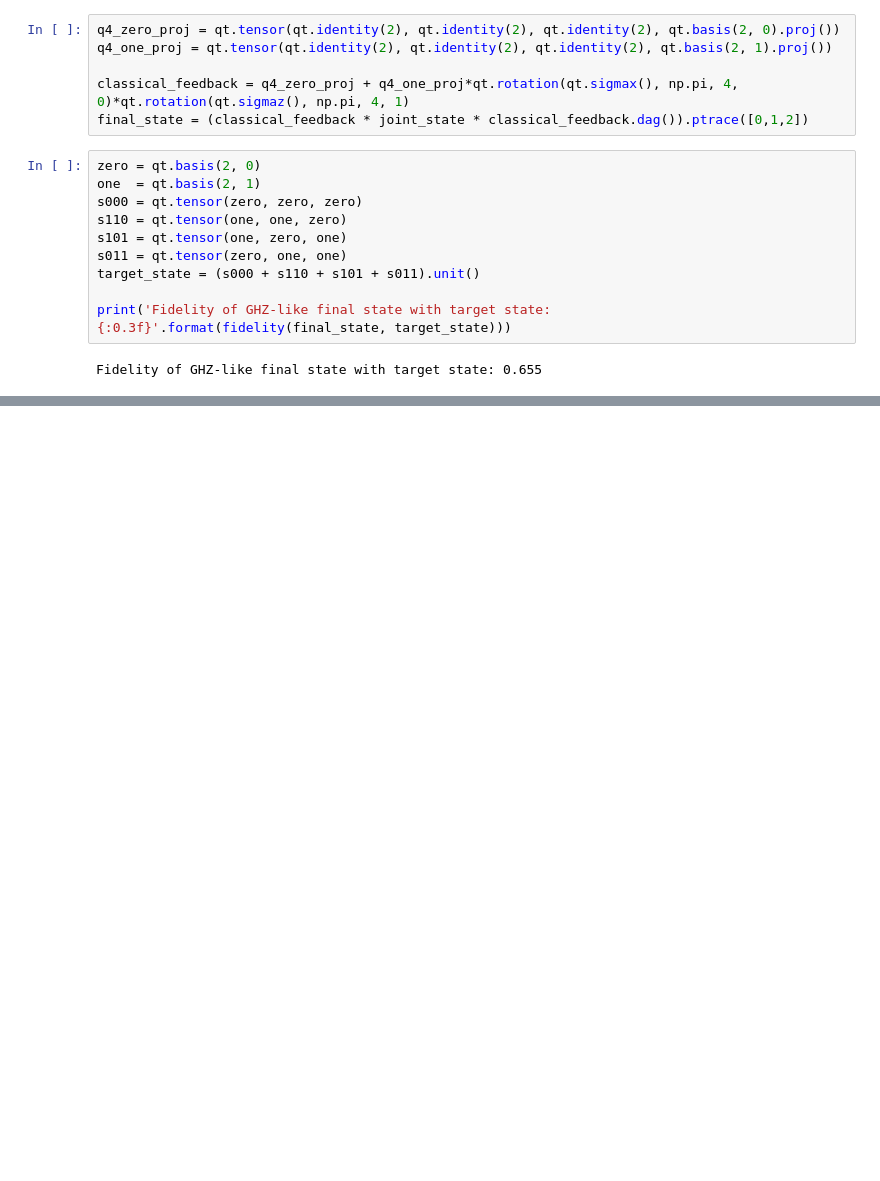
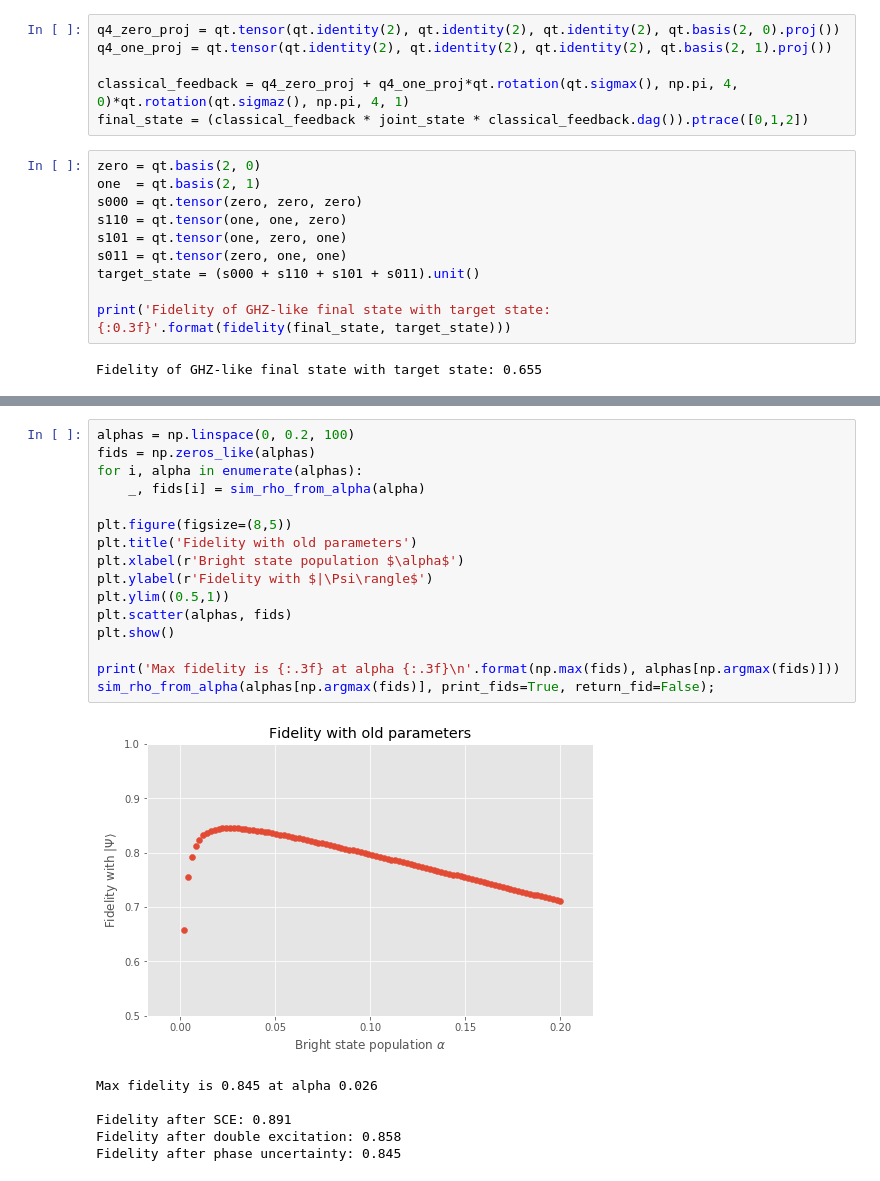
Before and after one commit to matpompili/go-nogo, a Jupyter notebook: Proposal.ipynb, the cells around one changed output, grey strips where cells are left out. Saved outputs shown, nothing was run; the diff lists cells and outputs as text; blank space fills up the shorter version.

```diff
--- a/Proposal.ipynb
+++ b/Proposal.ipynb
@@ -306,0 +367,23 @@ plt.show()
+# %%
+alphas = np.linspace(0, 0.2, 100)
+fids = np.zeros_like(alphas)
+for i, alpha in enumerate(alphas):
+    _, fids[i] = sim_rho_from_alpha(alpha)
+
+plt.figure(figsize=(8,5))
+plt.title('Fidelity with old parameters')
+plt.xlabel(r'Bright state population $\alpha$')
+plt.ylabel(r'Fidelity with $|\Psi\rangle$')
+plt.ylim((0.5,1))
+plt.scatter(alphas, fids)
+plt.show()
+
+print('Max fidelity is {:.3f} at alpha {:.3f}\n'.format(np.max(fids), alphas[np.argmax(fids)]))
+sim_rho_from_alpha(alphas[np.argmax(fids)], print_fids=True, return_fid=False);
+# %% [output]
+[figure, added]
+Max fidelity is 0.845 at alpha 0.026
+
+Fidelity after SCE: 0.891
+Fidelity after double excitation: 0.858
+Fidelity after phase uncertainty: 0.845
```
Also changed, not shown: parts of 15 cells of this notebook.
